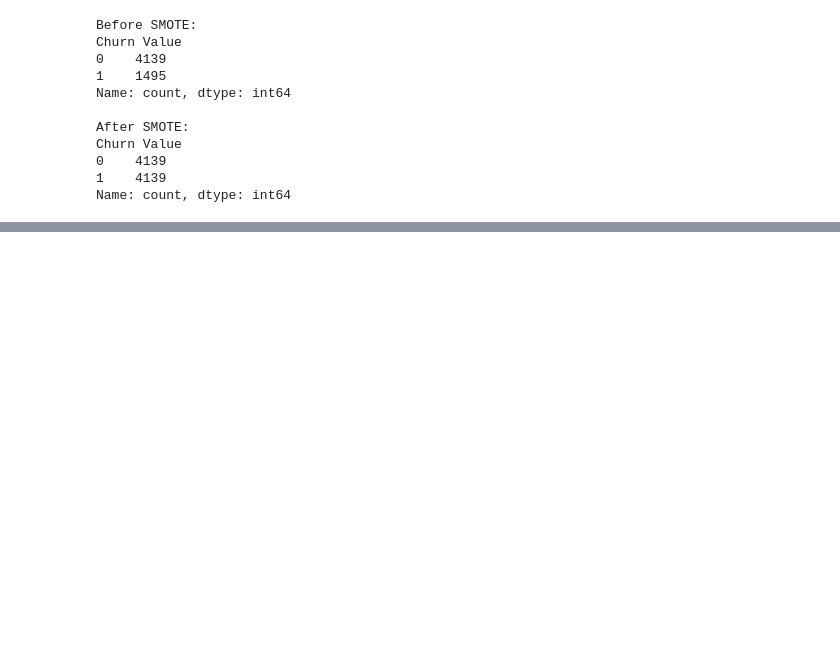
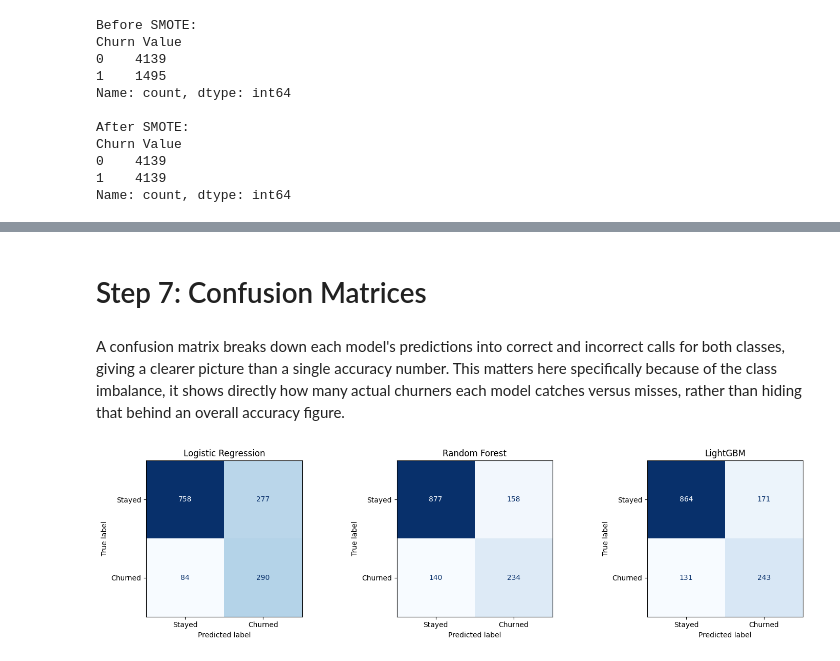
Before and after one commit to ST10294145/Customer-Churn-Data-Analysis, a Jupyter notebook: churn_modeling.ipynb, the cells around one changed output, grey strips where cells are left out. Saved outputs shown, nothing was run; the diff lists cells and outputs as text; code cells hidden in the pictures; blank space fills up the shorter version.

Commit message:
Refactor code structure for improved readability and maintainability. Also did the models with conclusion

```diff
--- a/churn_modeling.ipynb
+++ b/churn_modeling.ipynb
@@ -172,0 +298,22 @@ Name: count, dtype: int64
+# %% [markdown]
+# Step 7: Confusion Matrices
+# %% [markdown]
+A confusion matrix breaks down each model's predictions into correct and incorrect calls for both classes, giving a clearer picture than a single accuracy number. This matters here specifically because of the class imbalance, it shows directly how many actual churners each model catches versus misses, rather than hiding that behind an overall accuracy figure.
+# %%
+from sklearn.metrics import ConfusionMatrixDisplay
+import matplotlib.pyplot as plt
+
+fig, axes = plt.subplots(1, 3, figsize=(15, 4))
+
+for ax, (name, y_pred) in zip(axes, predictions.items()):
+    cm_display = ConfusionMatrixDisplay.from_predictions(
+        y_test, y_pred, display_labels=["Stayed", "Churned"],
+        cmap="Blues", ax=ax, colorbar=False
+    )
+    ax.set_title(name)
+
+plt.tight_layout()
+plt.savefig("Diagrams/confusion_matrices.png", dpi=150, bbox_inches="tight")
+plt.show()
+# %% [output]
+[figure, added]
```
Also changed, not shown: parts of 16 cells of this notebook, 3 other files.
